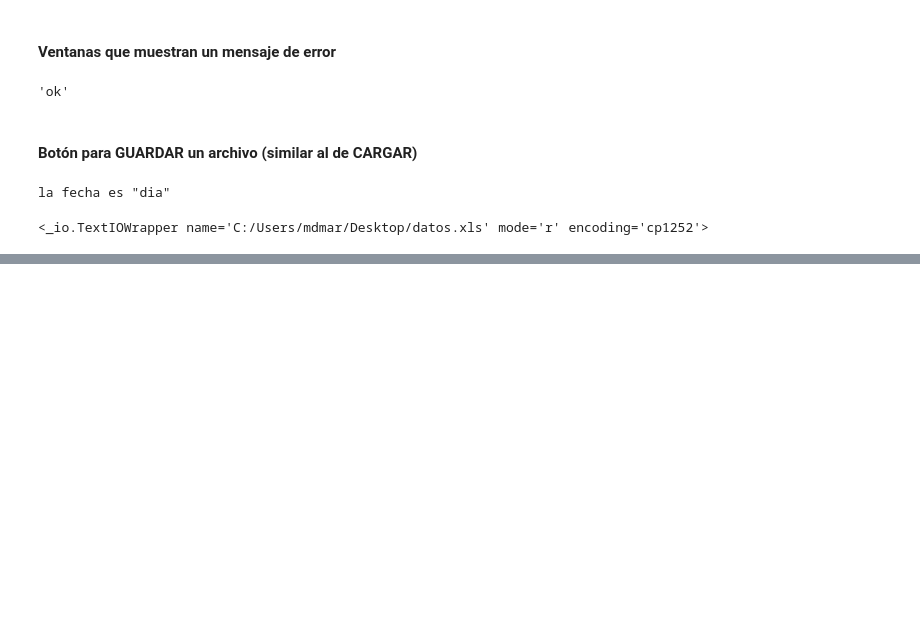
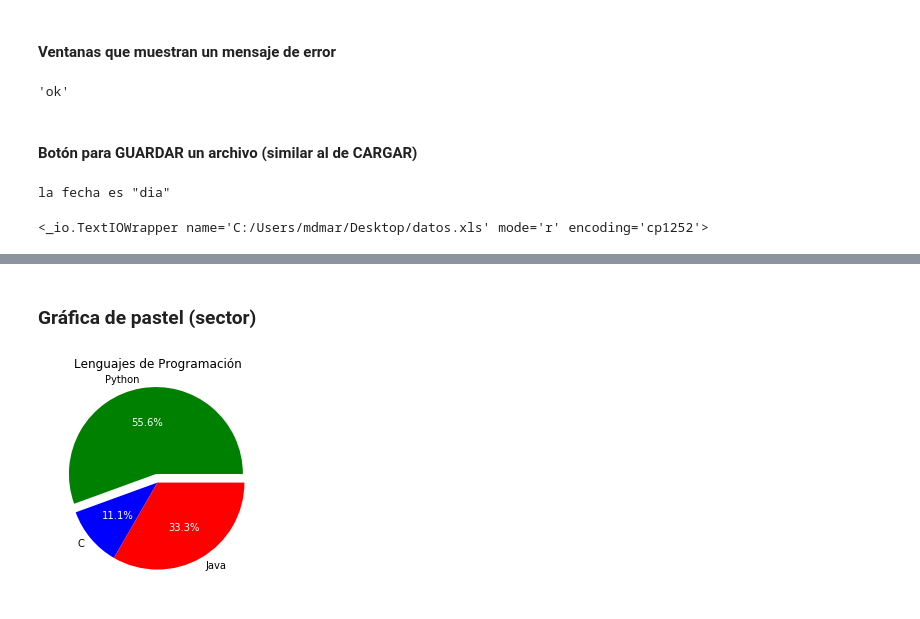
Before and after one commit to dbo1001/Sistema_Informacion_sobre_Matriculacion, a Jupyter notebook: Code/Interfaz.ipynb, the cells around one changed output, grey strips where cells are left out. Cells and saved outputs as stored; diff of their text form; code cells hidden in the pictures; blank space fills up the shorter version.

Commit message:
Update Interfaz.ipynb
Think of a way to allow you to select the graphs to display to the user #40

```diff
--- a/Code/Interfaz.ipynb
+++ b/Code/Interfaz.ipynb
@@ -790,0 +811,2 @@ app = MyApp(raiz)"""
+# %% [markdown]
+### Gráfica de pastel (sector)
@@ -790,0 +815,23 @@ app = MyApp(raiz)"""
+# %%
+lenguajes = ("Python", "C", "Java")
+valores = (100, 20, 60)
+colores = ("green", "blue", "red")
+
+valor = (0.1, 0, 0)
+
+_, _, texto = pyplot.pie(valores, colors=colores, labels = lenguajes, autopct="%1.1f%%", explode = valor)
+
+for tex in texto: # Para visualizar % en color blanco
+    tex.set_color("white")
+
+#pyplot.axis("equal")
+pyplot.title("Lenguajes de Programación")
+#pyplot.legend(labels = lenguajes) # Para ver la leyenda al lado del gráfico
+
+#pyplot.show()
+pyplot.savefig("graficaaa1.png")
+
+#En mi caso para guardar la imagen sería:
+plt.savefig("guardadaG1.png")
+# %% [output]
+[figure, added]
```
Also changed, not shown: parts of 3 cells of this notebook.
